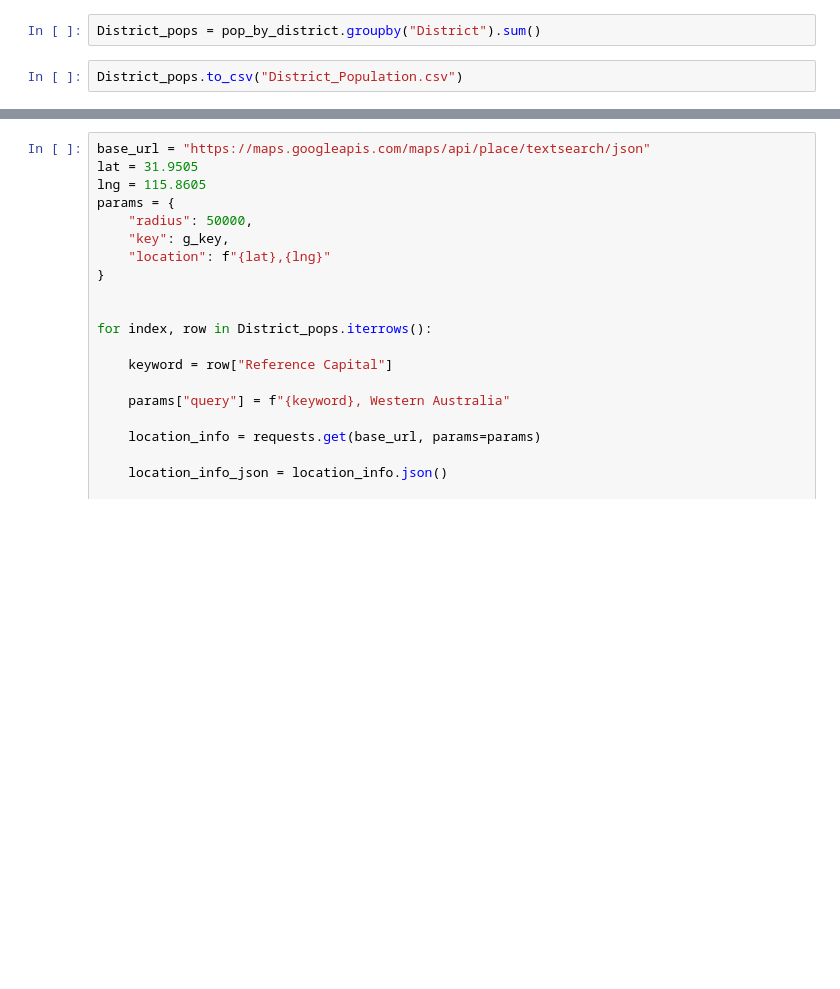
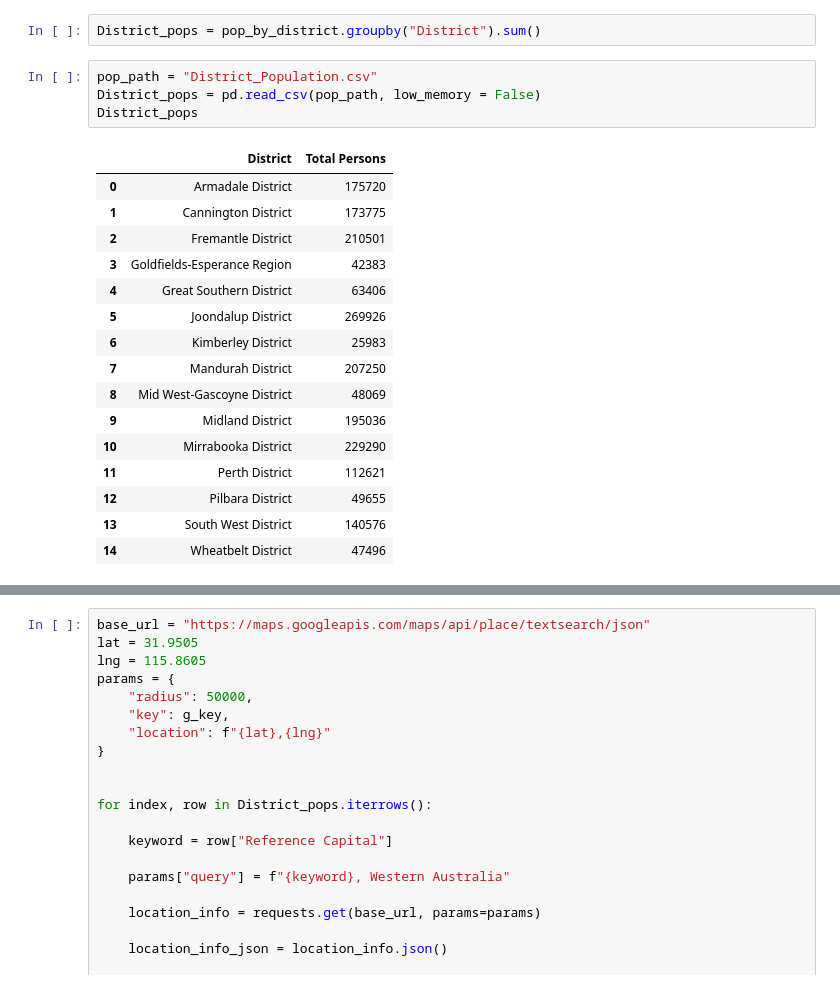
Before and after one commit to natalieddavies/BootcampProject1, a Jupyter notebook: Total_Persons.ipynb, the cells around one changed output, grey strips where cells are left out. Saved outputs shown, nothing was run; the diff lists cells and outputs as text; blank space fills up the shorter version.

```diff
--- a/Total_Persons.ipynb
+++ b/Total_Persons.ipynb
@@ -144,8 +145,27 @@ pop_by_district
 139 rows × 3 columns
 # %%
 District_pops = pop_by_district.groupby("District").sum()
-# %%
-District_pops.to_csv("District_Population.csv")
+# %%
+pop_path = "District_Population.csv"
+District_pops = pd.read_csv(pop_path, low_memory = False)
+District_pops
+# %% [output]
+|  | District | Total Persons |
+| 0 | Armadale District | 175720 |
+| 1 | Cannington District | 173775 |
+| 2 | Fremantle District | 210501 |
+| 3 | Goldfields-Esperance Region | 42383 |
+| 4 | Great Southern District | 63406 |
+| 5 | Joondalup District | 269926 |
+| 6 | Kimberley District | 25983 |
+| 7 | Mandurah District | 207250 |
+| 8 | Mid West-Gascoyne District | 48069 |
+| 9 | Midland District | 195036 |
+| 10 | Mirrabooka District | 229290 |
+| 11 | Perth District | 112621 |
+| 12 | Pilbara District | 49655 |
+| 13 | South West District | 140576 |
+| 14 | Wheatbelt District | 47496 |
 # %%
 District_pops["Reference Capital"] = ["Armadale","Cannington","Fremantle","Espearance","Albany","Joondalup","Broome","Mandurah","Carnarvon","Midland","Mirrabooka","Perth City","Karratha","Bunbury","Northam"]
 District_pops
```
Also changed, not shown: parts of 6 cells of this notebook, 6 other files.
